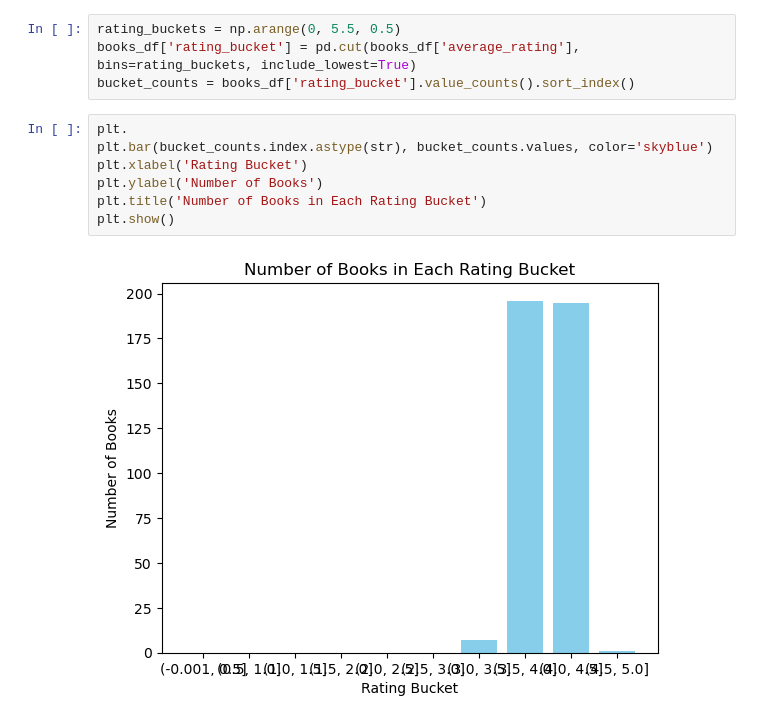
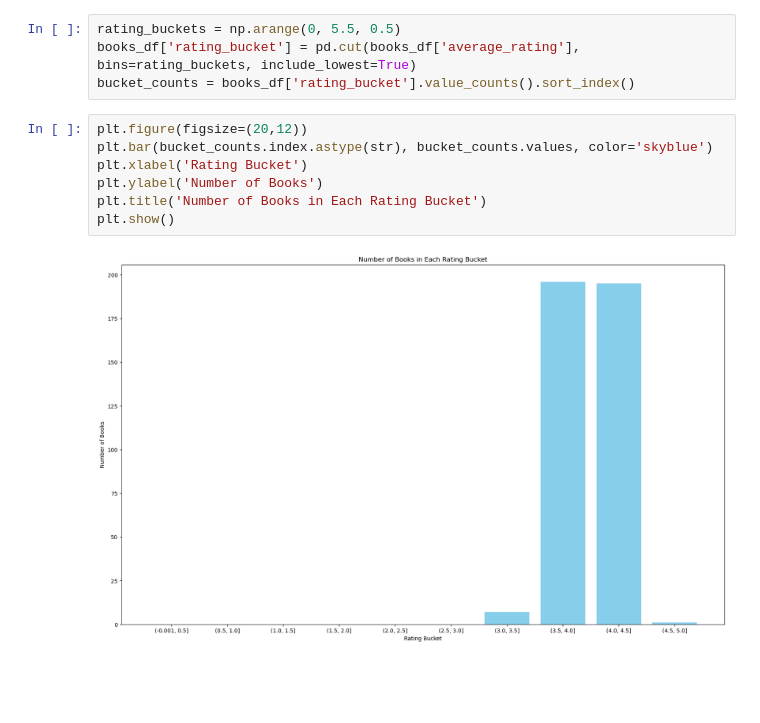
Before and after one commit to ShubhamGupta2505/randomwalk-ds-assessment, a Jupyter notebook: Assignment.ipynb, the cells around one changed output. Cells and saved outputs as stored; diff of their text form; blank space fills up the shorter version.

```diff
--- a/Assignment.ipynb
+++ b/Assignment.ipynb
@@ -48,11 +48,11 @@ rating_buckets = np.arange(0, 5.5, 0.5)
 books_df['rating_bucket'] = pd.cut(books_df['average_rating'], bins=rating_buckets, include_lowest=True)
 bucket_counts = books_df['rating_bucket'].value_counts().sort_index()
 # %%
-plt.
+plt.figure(figsize=(20,12))
 plt.bar(bucket_counts.index.astype(str), bucket_counts.values, color='skyblue')
 plt.xlabel('Rating Bucket')
 plt.ylabel('Number of Books')
 plt.title('Number of Books in Each Rating Bucket')
 plt.show()
 # %% [output]
-[figure, old version]
+[figure, new version]
```
